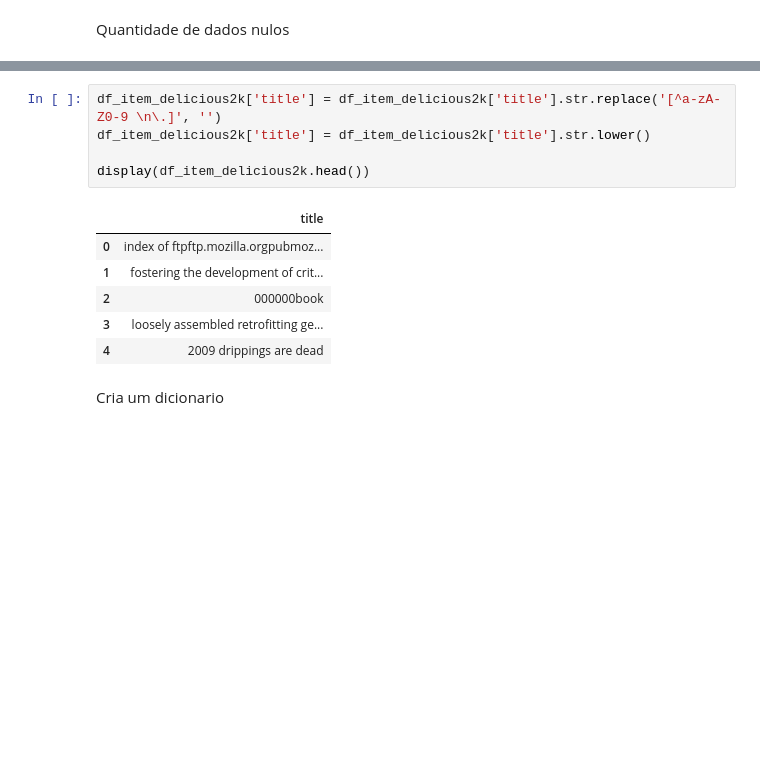
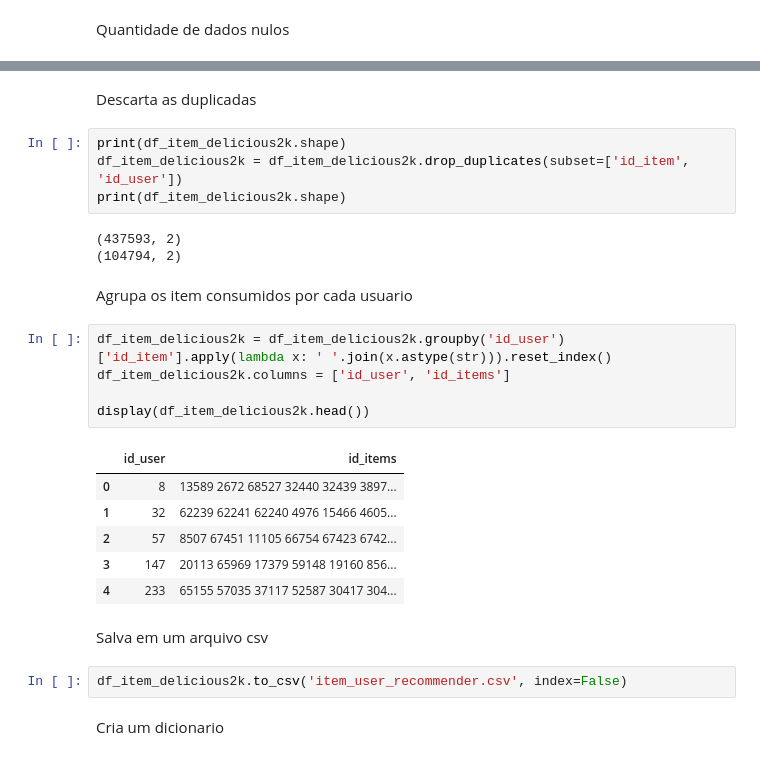
Before and after one commit to guilhermesdc/Word2vec-recommender, a Jupyter notebook: item_user_recommender.ipynb, the cells around one changed output, grey strips where cells are left out. Cells and saved outputs as stored; diff of their text form; blank space fills up the shorter version.

```diff
--- a/item_user_recommender.ipynb
+++ b/item_user_recommender.ipynb
@@ -69,15 +48,30 @@ Remover os caracteres que não são alfanuméricos e deixando todas as letras mi
-# %%
-df_item_delicious2k['title'] = df_item_delicious2k['title'].str.replace('[^a-zA-Z0-9 \n\.]', '')
-df_item_delicious2k['title'] = df_item_delicious2k['title'].str.lower()
-
-display(df_item_delicious2k.head())
-# %% [output]
-|  | title |
-| 0 | index of ftpftp.mozilla.orgpubmoz... |
-| 1 | fostering the development of crit... |
-| 2 | 000000book |
-| 3 | loosely assembled retrofitting ge... |
-| 4 | 2009 drippings are dead |
+# %% [markdown]
+Descarta as duplicadas
+# %%
+print(df_item_delicious2k.shape)
+df_item_delicious2k = df_item_delicious2k.drop_duplicates(subset=['id_item', 'id_user'])
+print(df_item_delicious2k.shape)
+# %% [output]
+(437593, 2)
+(104794, 2)
+# %% [markdown]
+Agrupa os item consumidos por cada usuario
+# %%
+df_item_delicious2k = df_item_delicious2k.groupby('id_user')['id_item'].apply(lambda x: ' '.join(x.astype(str))).reset_index()
+df_item_delicious2k.columns = ['id_user', 'id_items']
+
+display(df_item_delicious2k.head())
+# %% [output]
+|  | id_user | id_items |
+| 0 | 8 | 13589 2672 68527 32440 32439 3897... |
+| 1 | 32 | 62239 62241 62240 4976 15466 4605... |
+| 2 | 57 | 8507 67451 11105 66754 67423 6742... |
+| 3 | 147 | 20113 65969 17379 59148 19160 856... |
+| 4 | 233 | 65155 57035 37117 52587 30417 304... |
+# %% [markdown]
+Salva em um arquivo csv
+# %%
+df_item_delicious2k.to_csv('item_user_recommender.csv', index=False)
 # %% [markdown]
 Cria um dicionario
 # %%
```
Also changed, not shown: parts of 16 cells of this notebook.
